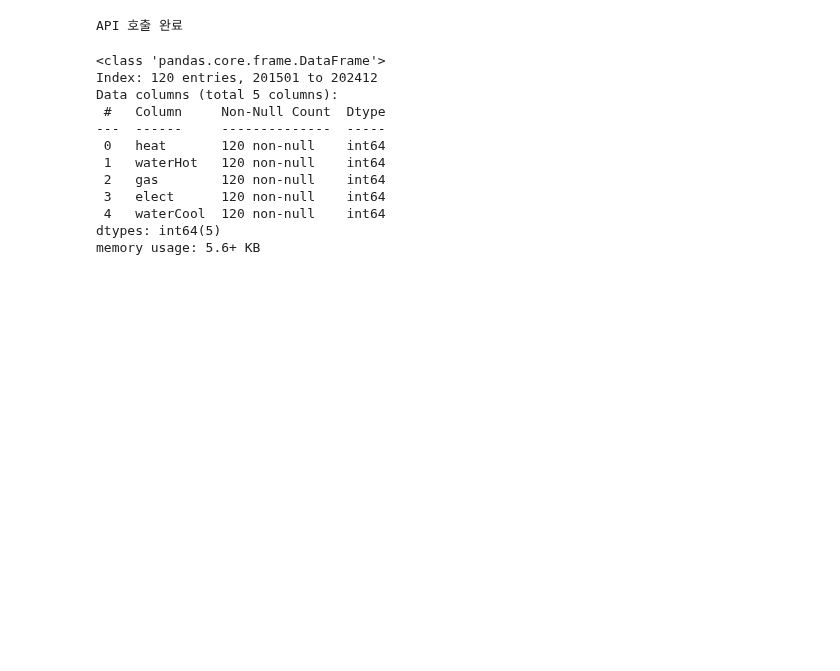
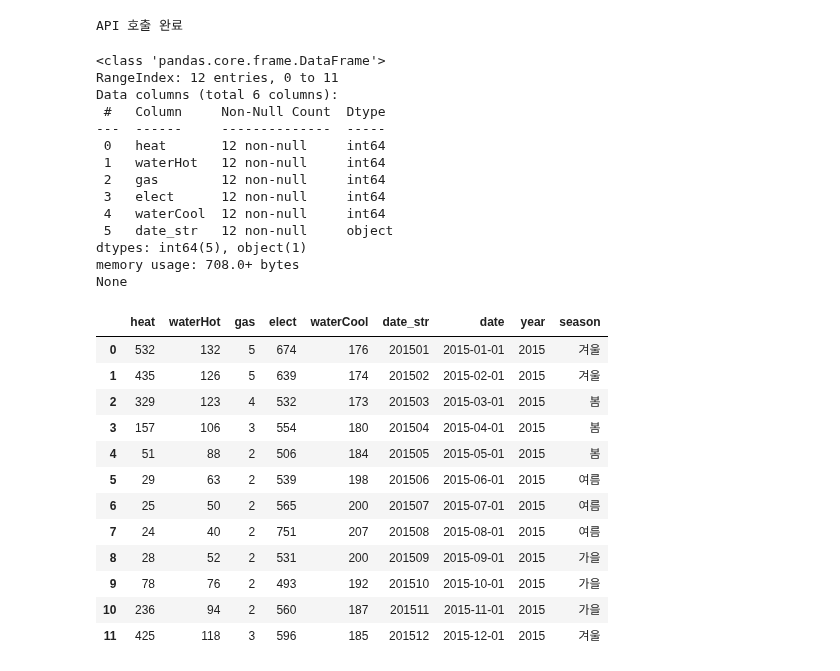
Before and after one commit to kamser0415/Data-Analysis-with-Open-Source, a Jupyter notebook: 오픈소스_데이터_분석_6강.ipynb, the cells around one changed output. Cells and saved outputs as stored; diff of their text form; code cells hidden in the pictures; blank space fills up the shorter version.

```diff
--- a/오픈소스_데이터_분석_6강.ipynb
+++ b/오픈소스_데이터_분석_6강.ipynb
@@ -199,12 +199,12 @@ import pandas as pd
 
 def get_year_months():
   year_months = []
-  for year in range(2015, 2024+1):
+  for year in range(2015, 2015+1):
     for month in range(1,12+1):
       year_months.append(f'{year}{month:02d}')
   return year_months
 
-data = {}
+data = []
 
 url = "http://apis.data.go.kr/1613000/ApHusEnergyUseInfoOfferServiceV2/getWntyAvrgEnergyUseAmountInfoSearchV2"
 serviceKey = "0f6bbcacb363a3809c03696ba2df52dddcf07981a315ca5d5c4092f1aaeafefc"
@@ -220,7 +220,8 @@ try :
 
     # 데이터 넣기
     item = response.json()['response']['body']['item']
-    data[month] = item
+    item['date_str'] = month
+    data.append(item)
 
   print('API 호출 완료')
 except Exception as e:
@@ -230,19 +231,50 @@ API 호출 완료
 # %%
 import pandas as pd
 
-df = pd.DataFrame.from_dict(data, orient='index')
+df = pd.DataFrame(data)
 
 print(f'{df.info()}')
 # %% [output]
 <class 'pandas.core.frame.DataFrame'>
-Index: 120 entries, 201501 to 202412
-Data columns (total 5 columns):
+RangeIndex: 12 entries, 0 to 11
+Data columns (total 6 columns):
  #   Column     Non-Null Count  Dtype
 ---  ------     --------------  -----
- 0   heat       120 non-null    int64
- 1   waterHot   120 non-null    int64
- 2   gas        120 non-null    int64
- 3   elect      120 non-null    int64
- 4   waterCool  120 non-null    int64
-dtypes: int64(5)
-memory usage: 5.6+ KB
+ 0   heat       12 non-null     int64
+ 1   waterHot   12 non-null     int64
+ 2   gas        12 non-null     int64
+ 3   elect      12 non-null     int64
+ 4   waterCool  12 non-null     int64
+ 5   date_str   12 non-null     object
+dtypes: int64(5), object(1)
+memory usage: 708.0+ bytes
+None
+# %%
+# 2-2 연도별, 계절별 분석을 위해 날짜 컬럼을 활용하여 ‘year’와 ‘season’ 컬럼을 추가하는 전처리
+# 코드를 작성하고, 변환 결과를 확인할 수 있는 출력 결과를 첨부하시오.
+
+df['date'] = pd.to_datetime(df['date_str'],format='%Y%m')
+df['year'] = df['date'].dt.year
+
+df["season"] = df["date"].dt.month.map(
+    lambda m: "봄" if 3 <= m <= 5
+    else "여름" if 6 <= m <= 8
+    else "가을" if 9 <= m <= 11
+    else "겨울"
+)
+
+df
+# %% [output]
+|  | heat | waterHot | gas | elect | waterCool | date_str | date | year | season |
+| 0 | 532 | 132 | 5 | 674 | 176 | 201501 | 2015-01-01 | 2015 | 겨울 |
+| 1 | 435 | 126 | 5 | 639 | 174 | 201502 | 2015-02-01 | 2015 | 겨울 |
+| 2 | 329 | 123 | 4 | 532 | 173 | 201503 | 2015-03-01 | 2015 | 봄 |
+| 3 | 157 | 106 | 3 | 554 | 180 | 201504 | 2015-04-01 | 2015 | 봄 |
+| 4 | 51 | 88 | 2 | 506 | 184 | 201505 | 2015-05-01 | 2015 | 봄 |
+| 5 | 29 | 63 | 2 | 539 | 198 | 201506 | 2015-06-01 | 2015 | 여름 |
+| 6 | 25 | 50 | 2 | 565 | 200 | 201507 | 2015-07-01 | 2015 | 여름 |
+| 7 | 24 | 40 | 2 | 751 | 207 | 201508 | 2015-08-01 | 2015 | 여름 |
+| 8 | 28 | 52 | 2 | 531 | 200 | 201509 | 2015-09-01 | 2015 | 가을 |
+| 9 | 78 | 76 | 2 | 493 | 192 | 201510 | 2015-10-01 | 2015 | 가을 |
+| 10 | 236 | 94 | 2 | 560 | 187 | 201511 | 2015-11-01 | 2015 | 가을 |
+| 11 | 425 | 118 | 3 | 596 | 185 | 201512 | 2015-12-01 | 2015 | 겨울 |
```
